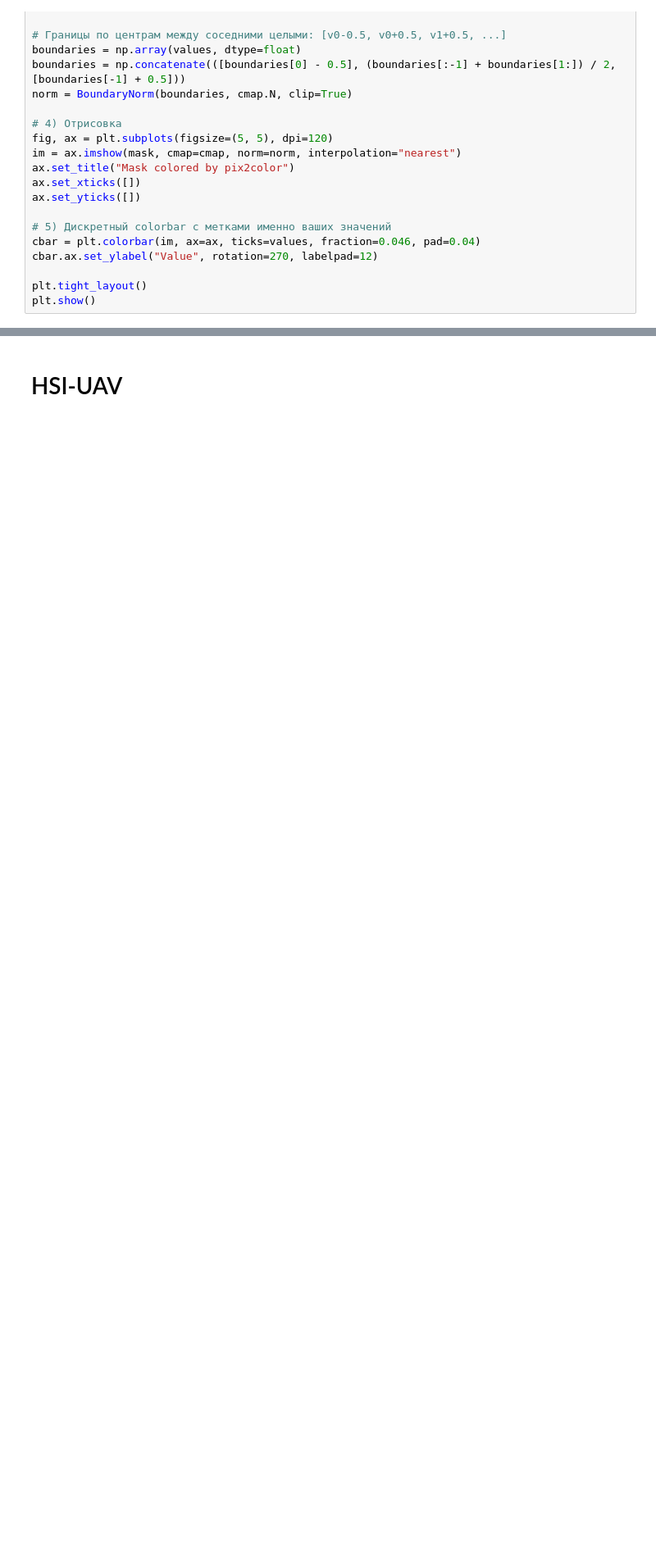
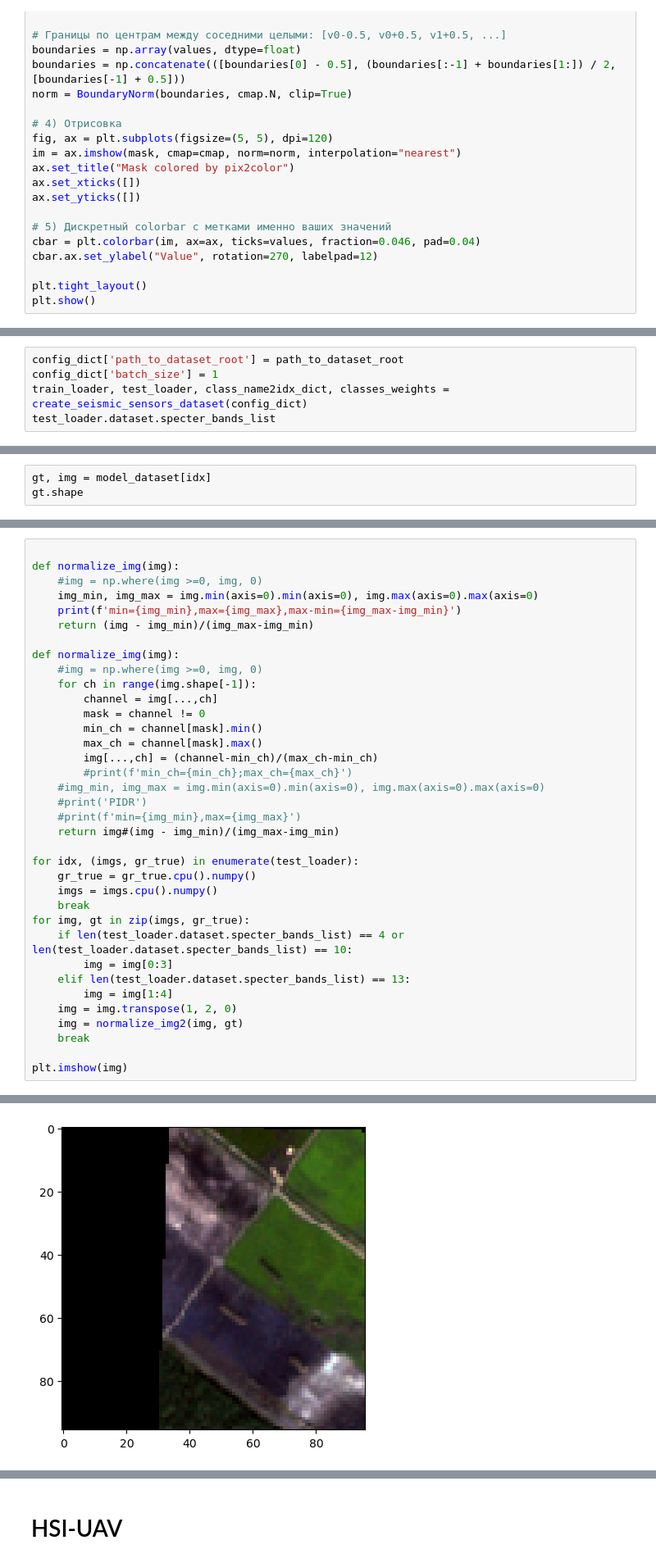
Before and after one commit to cafe1930/MultispectralSegmentation, a Jupyter notebook: vizualization.ipynb, the cells around one changed output, grey strips where cells are left out. Shown at 82% size. Cells and saved outputs as stored; diff of their text form; blank space fills up the shorter version.

```diff
--- a/vizualization.ipynb
+++ b/vizualization.ipynb
@@ -316,0 +454,5 @@ print()
+# %%
+config_dict['path_to_dataset_root'] = path_to_dataset_root
+config_dict['batch_size'] = 1
+train_loader, test_loader, class_name2idx_dict, classes_weights = create_seismic_sensors_dataset(config_dict)
+test_loader.dataset.specter_bands_list
@@ -316,0 +513,3 @@ print()
+# %%
+gt, img = model_dataset[idx]
+gt.shape
@@ -379,0 +726,37 @@ len(paths)
+# %%
+
+def normalize_img(img):
+    #img = np.where(img >=0, img, 0)
+    img_min, img_max = img.min(axis=0).min(axis=0), img.max(axis=0).max(axis=0)
+    print(f'min={img_min},max={img_max},max-min={img_max-img_min}')
+    return (img - img_min)/(img_max-img_min)
+
+def normalize_img(img):
+    #img = np.where(img >=0, img, 0)
+    for ch in range(img.shape[-1]):
+        channel = img[...,ch]
+        mask = channel != 0
+        min_ch = channel[mask].min()
+        max_ch = channel[mask].max()
+        img[...,ch] = (channel-min_ch)/(max_ch-min_ch)
+        #print(f'min_ch={min_ch};max_ch={max_ch}')
+    #img_min, img_max = img.min(axis=0).min(axis=0), img.max(axis=0).max(axis=0)
+    #print('PIDR')
+    #print(f'min={img_min},max={img_max}')
+    return img#(img - img_min)/(img_max-img_min)
+
+for idx, (imgs, gr_true) in enumerate(test_loader):
+    gr_true = gr_true.cpu().numpy()
+    imgs = imgs.cpu().numpy()
+    break
+for img, gt in zip(imgs, gr_true):
+    if len(test_loader.dataset.specter_bands_list) == 4 or len(test_loader.dataset.specter_bands_list) == 10:
+        img = img[0:3]
+    elif len(test_loader.dataset.specter_bands_list) == 13:
+        img = img[1:4]
+    img = img.transpose(1, 2, 0)
+    img = normalize_img2(img, gt)
+    break
+
+plt.imshow(img)
+# %% [output]
@@ -379,0 +769 @@ len(paths)
+[figure, added]
```
Also changed, not shown: parts of 32 cells of this notebook, 4 other files.
